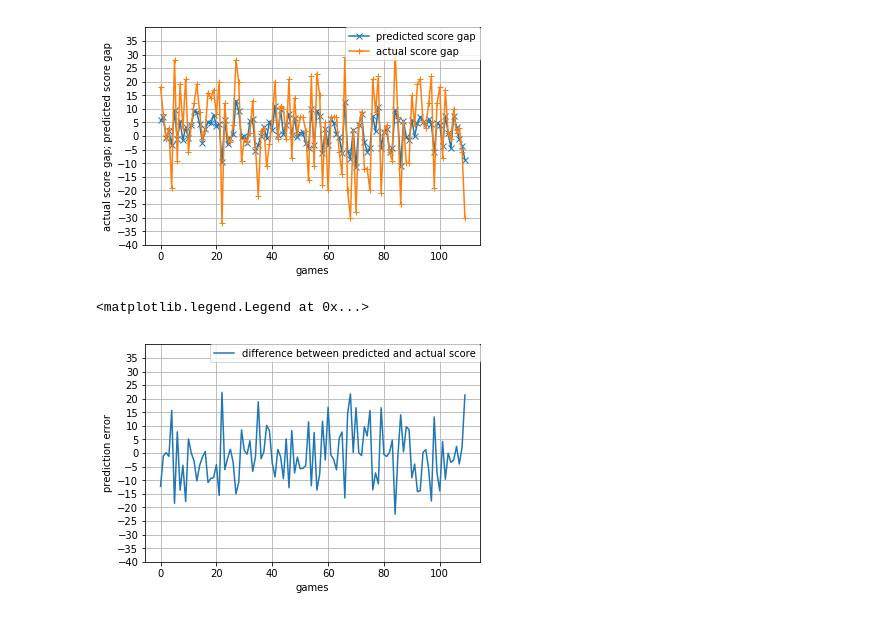
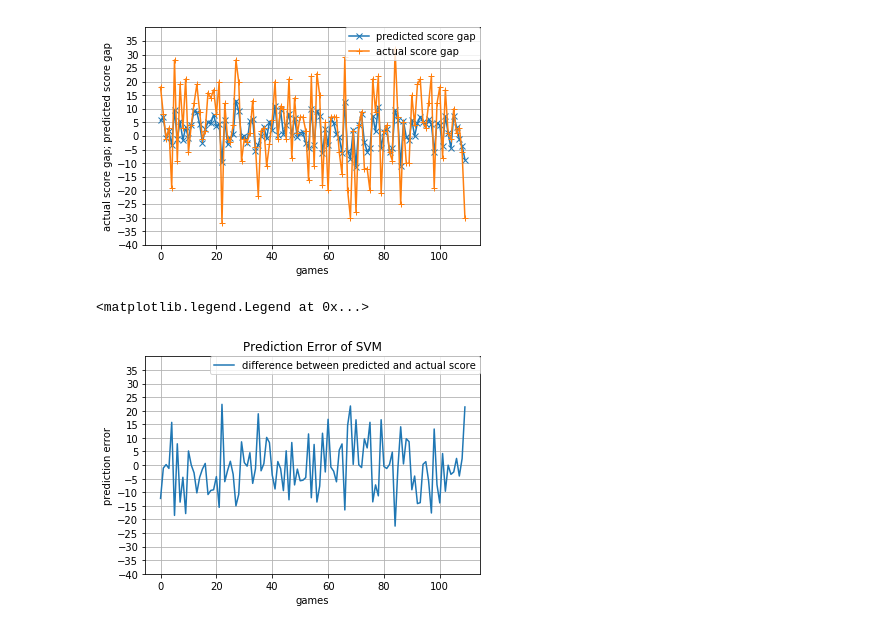
Before and after one commit to adabydee/unreal-madrid-project-1, a Jupyter notebook: SVM.ipynb, the cells around one changed output. Drawn from its saved outputs; the diff is of its cells as text; code cells hidden in the pictures.

Commit message:
update visualization

```diff
--- a/SVM.ipynb
+++ b/SVM.ipynb
@@ -111,20 +111,21 @@ plt.legend(bbox_to_anchor=(1.0, 1), loc=1, borderaxespad=0.)
 # %%
 # Visulization of prediction
 import matplotlib.pyplot as plt
 pred_list = list(pred)
 y_out_list = list(y_out)
 pred_actual_diff = [pred[i] - y_out[i] for i in range(len(pred))]
 pred_actual_diff = [float(x) for x in pred_actual_diff]
 fig, ax = plt.subplots()
 plt.xlabel('games')
 plt.ylabel('prediction error')
 yticks = range(-40,40,5)
 ax.set_yticks(yticks)
 ax.set_ylim([-40,40])
 x = list(range(len(out_of_sample)))
 plt.plot(x, pred_actual_diff, label="difference between predicted and actual score")
+plt.title("Prediction Error of SVM")
 plt.grid(True)
 plt.legend(bbox_to_anchor=(1.0, 1), loc=1, borderaxespad=0.)
 # %% [output]
 <matplotlib.legend.Legend at 0x...>
-[figure, old version]
+[figure, new version]
```
Also changed, not shown: 2 other files.
